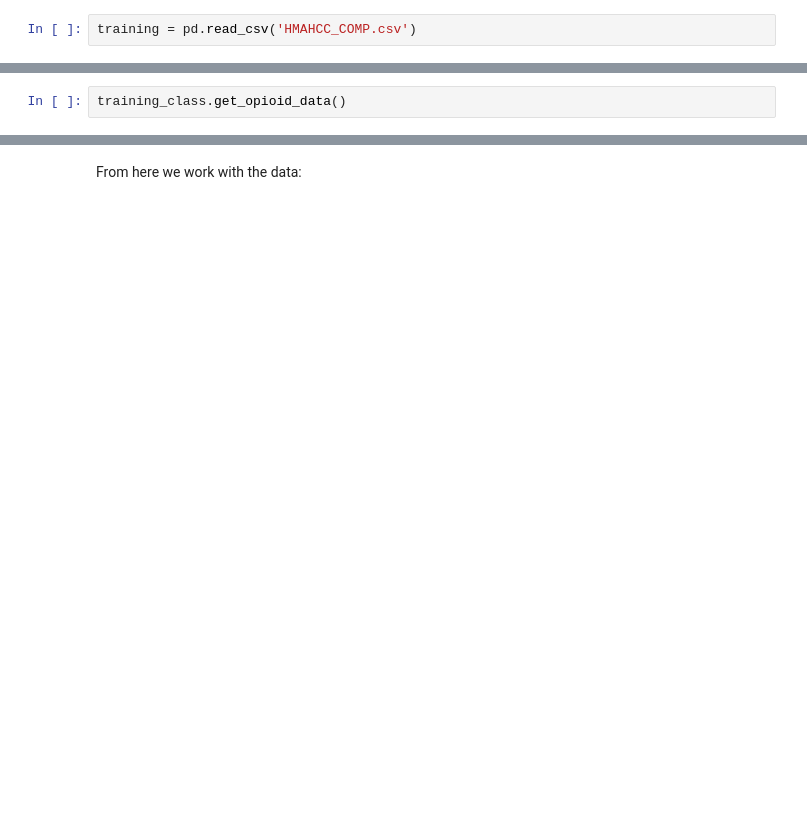
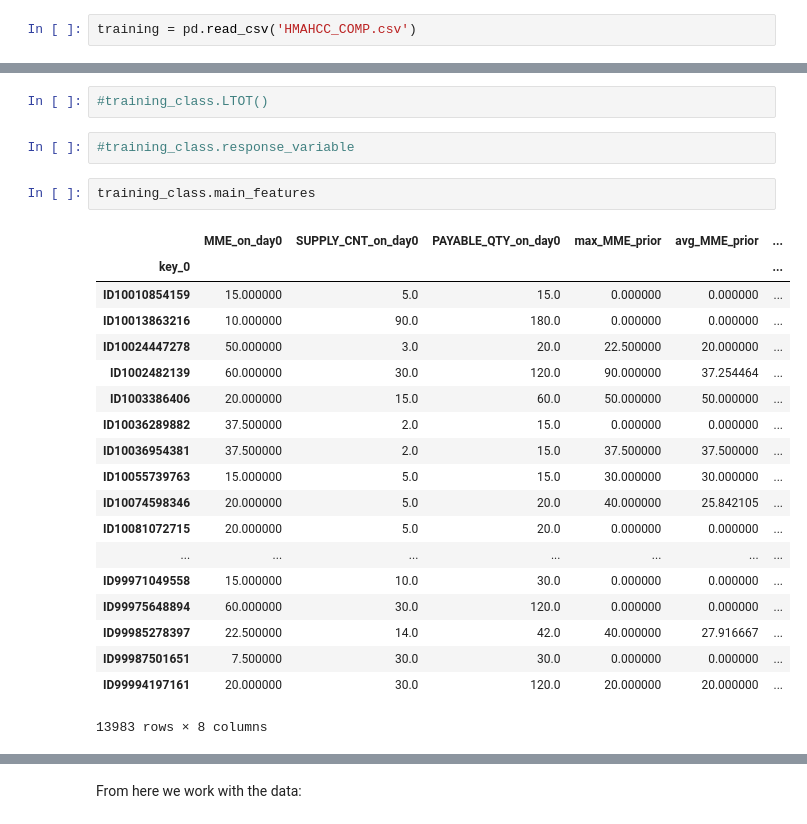
Before and after one commit to chenson2018/Humana-Mays-Competition, a Jupyter notebook: Final Draft.ipynb, the cells around one changed output, grey strips where cells are left out. Drawn from its saved outputs; the diff is of its cells as text; blank space fills up the shorter version.

```diff
--- a/Final Draft.ipynb
+++ b/Final Draft.ipynb
@@ -228,3 +334,27 @@ training_class = DataPrep(training)
+# %%
+#training_class.LTOT()
+# %%
+#training_class.response_variable
 # %%
-training_class.get_opioid_data()
+training_class.main_features
+# %% [output]
+|  | MME_on_day0 | SUPPLY_CNT_on_day0 | PAYABLE_QTY_on_day0 | max_MME_prior | avg_MME_prior | ... |
+| key_0 |  |  |  |  |  | ... |
+| ID10010854159 | 15.000000 | 5.0 | 15.0 | 0.000000 | 0.000000 | ... |
+| ID10013863216 | 10.000000 | 90.0 | 180.0 | 0.000000 | 0.000000 | ... |
+| ID10024447278 | 50.000000 | 3.0 | 20.0 | 22.500000 | 20.000000 | ... |
+| ID1002482139 | 60.000000 | 30.0 | 120.0 | 90.000000 | 37.254464 | ... |
+| ID1003386406 | 20.000000 | 15.0 | 60.0 | 50.000000 | 50.000000 | ... |
+| ID10036289882 | 37.500000 | 2.0 | 15.0 | 0.000000 | 0.000000 | ... |
+| ID10036954381 | 37.500000 | 2.0 | 15.0 | 37.500000 | 37.500000 | ... |
+| ID10055739763 | 15.000000 | 5.0 | 15.0 | 30.000000 | 30.000000 | ... |
+| ID10074598346 | 20.000000 | 5.0 | 20.0 | 40.000000 | 25.842105 | ... |
+| ID10081072715 | 20.000000 | 5.0 | 20.0 | 0.000000 | 0.000000 | ... |
+| ... | ... | ... | ... | ... | ... | ... |
+| ID99971049558 | 15.000000 | 10.0 | 30.0 | 0.000000 | 0.000000 | ... |
+| ID99975648894 | 60.000000 | 30.0 | 120.0 | 0.000000 | 0.000000 | ... |
+| ID99985278397 | 22.500000 | 14.0 | 42.0 | 40.000000 | 27.916667 | ... |
+| ID99987501651 | 7.500000 | 30.0 | 30.0 | 0.000000 | 0.000000 | ... |
+| ID99994197161 | 20.000000 | 30.0 | 120.0 | 20.000000 | 20.000000 | ... |
+13983 rows × 8 columns
 # %%
```
Also changed, not shown: parts of 8 cells of this notebook.
